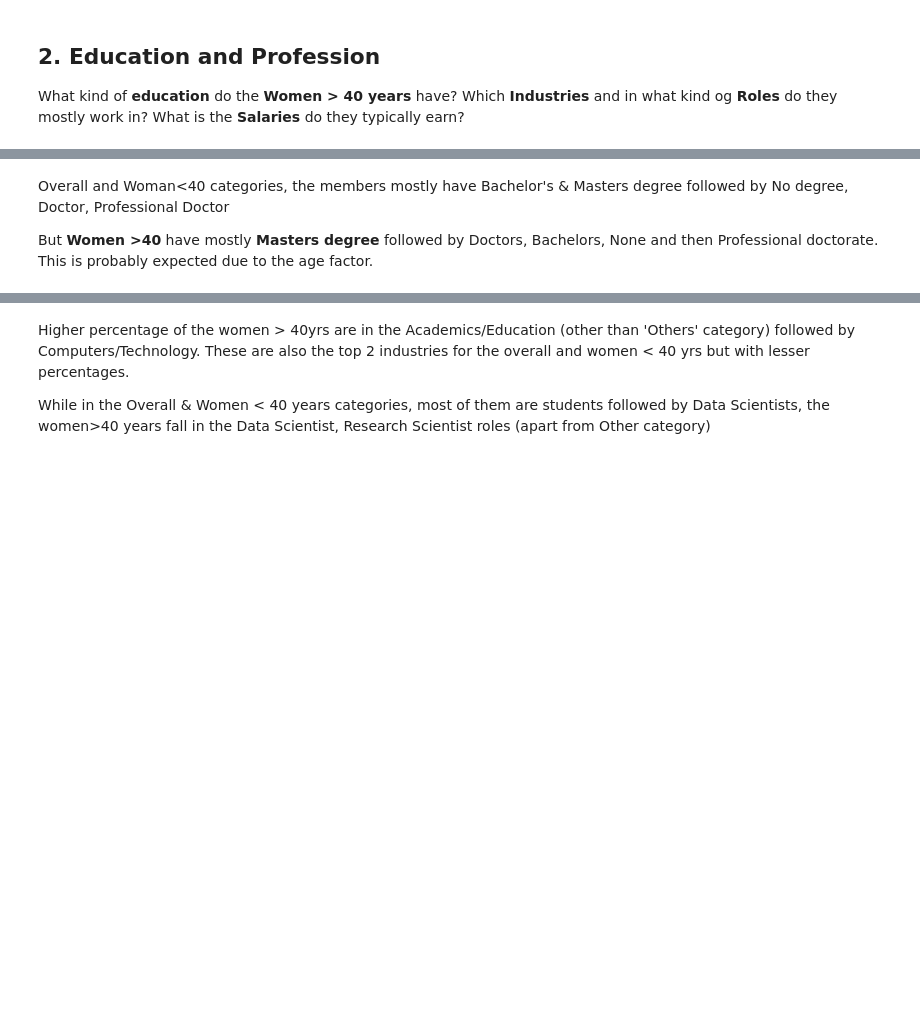
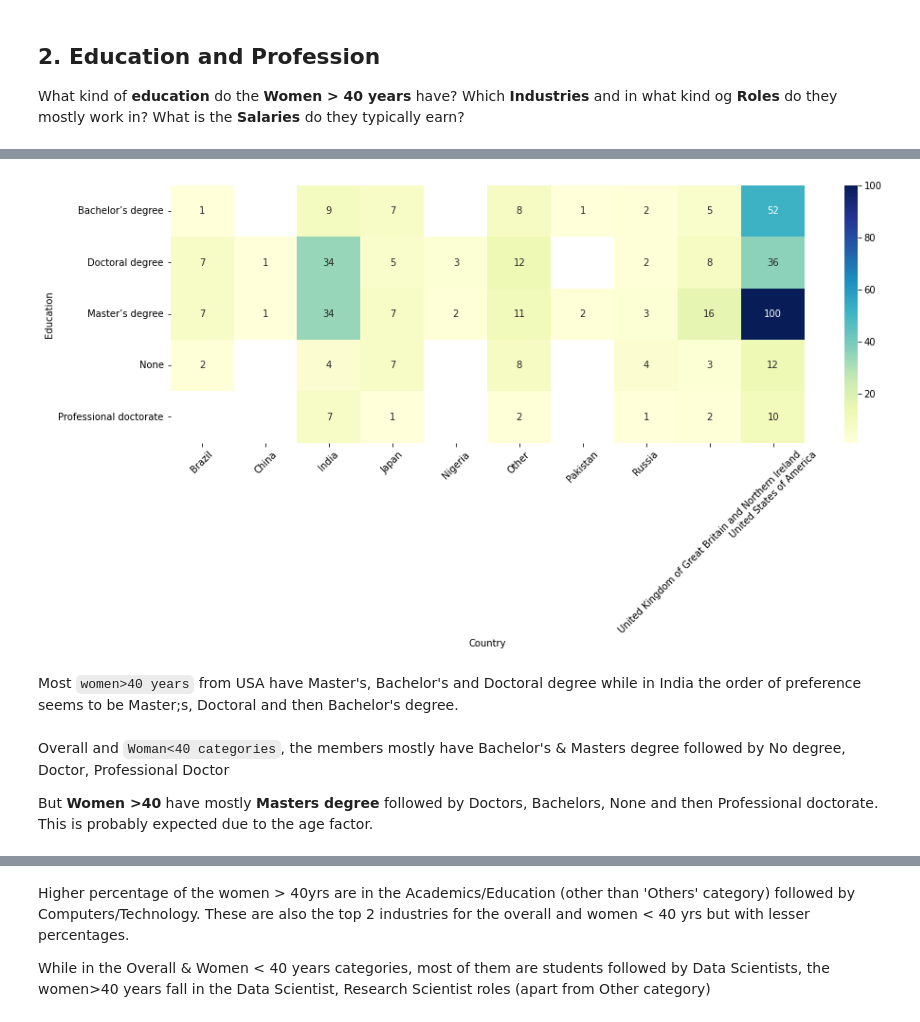
Before and after one commit to sreedevigattu/mldssurvey, a Jupyter notebook: mldssurvey.ipynb, the cells around one changed output, grey strips where cells are left out. Saved outputs shown, nothing was run; the diff lists cells and outputs as text; code cells hidden in the pictures; blank space fills up the shorter version.

Commit message:
Biwariate plots

````diff
--- a/mldssurvey.ipynb
+++ b/mldssurvey.ipynb
@@ -502 +521,17 @@ Missing values: 0
 [figure]
+# %%
+# KAGGLE
+TOP_COUNTRIES = df_new.groupby(by=['Country']).agg({'Country':'count'}).rename(columns={'Country':'Count'}).sort_values(by='Count', ascending=False)[:10].index.values.tolist()
+#print(TOP_COUNTRIES)
+df_ = df_new[(df_new['Gender']=='Woman') & (df_new['AgeGroup']=='>40') & (df_new['Country'].isin(TOP_COUNTRIES))]
+#print(df_[['Country', 'Education']].head())
+
+df_ = df_.groupby(by=['Country', 'Education']).agg({'Education':'count'}).rename(columns={'Education':'Count'}).reset_index()
+plt.figure(figsize=(15, 5))
+df_ = pd.pivot_table(df_, index=['Education'],columns = ['Country'], values ='Count', aggfunc=np.sum)
+sns.heatmap(df_,annot=True, fmt="g", cmap="YlGnBu"); plt.xticks(rotation=45)
+plt.show()
+# %% [output]
+[figure, added]
+# %% [markdown]
+Most ```women>40 years``` from USA have Master's, Bachelor's and Doctoral degree while in India the order of preference seems to be Master;s, Doctoral and then Bachelor's degree.
@@ -503,5 +553,5 @@ Missing values: 0
 # %% [markdown]
-Overall and Woman<40 categories, the members mostly have Bachelor's & Masters degree followed by No degree, Doctor, Professional Doctor
+Overall and ```Woman<40 categories```, the members mostly have Bachelor's & Masters degree followed by No degree, Doctor, Professional Doctor
 
 But **Women >40** have mostly **Masters degree** followed by Doctors, Bachelors, None and then Professional doctorate. This is probably expected due to the age factor.
 # %%
````
Also changed, not shown: parts of 13 cells of this notebook.
